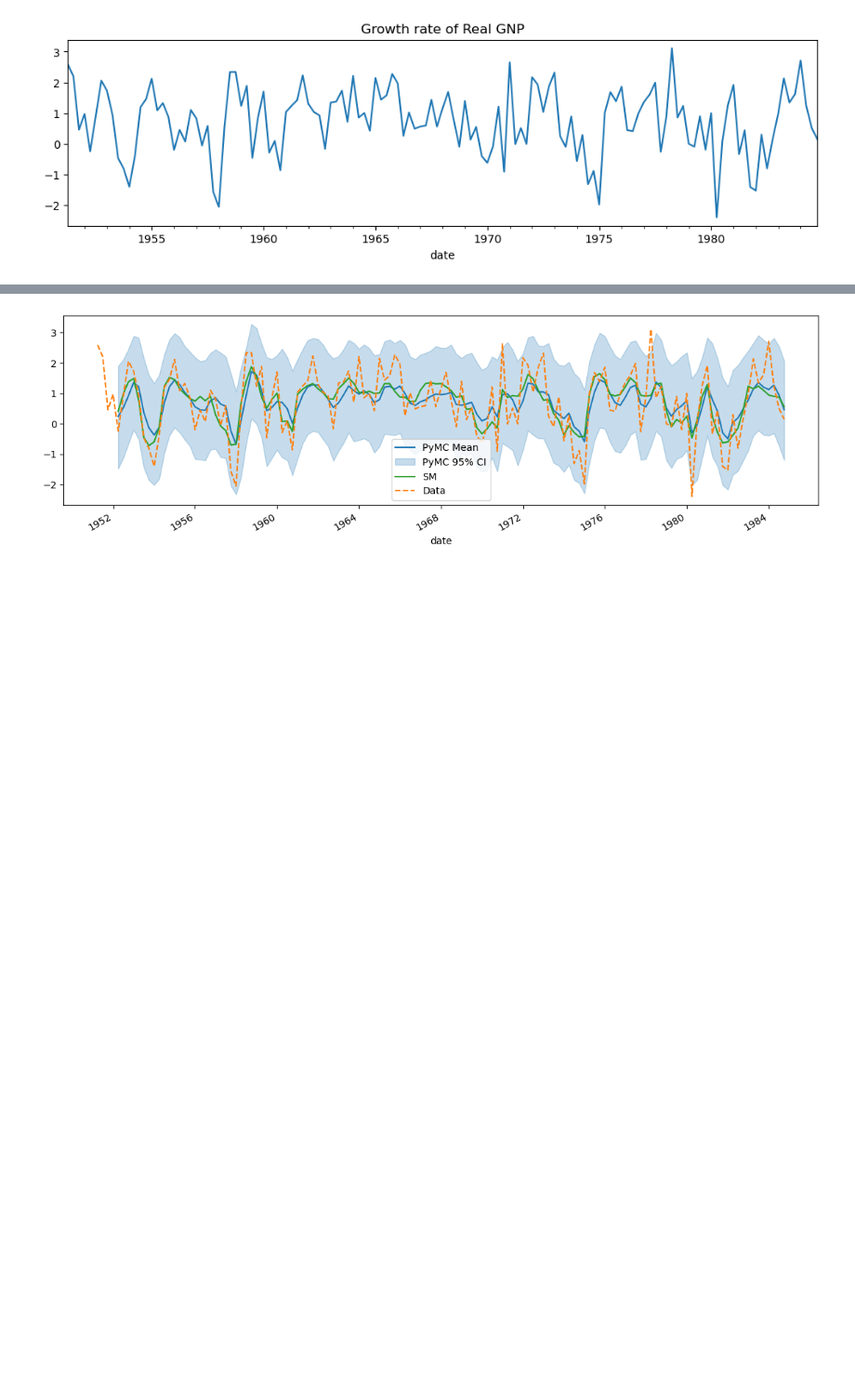
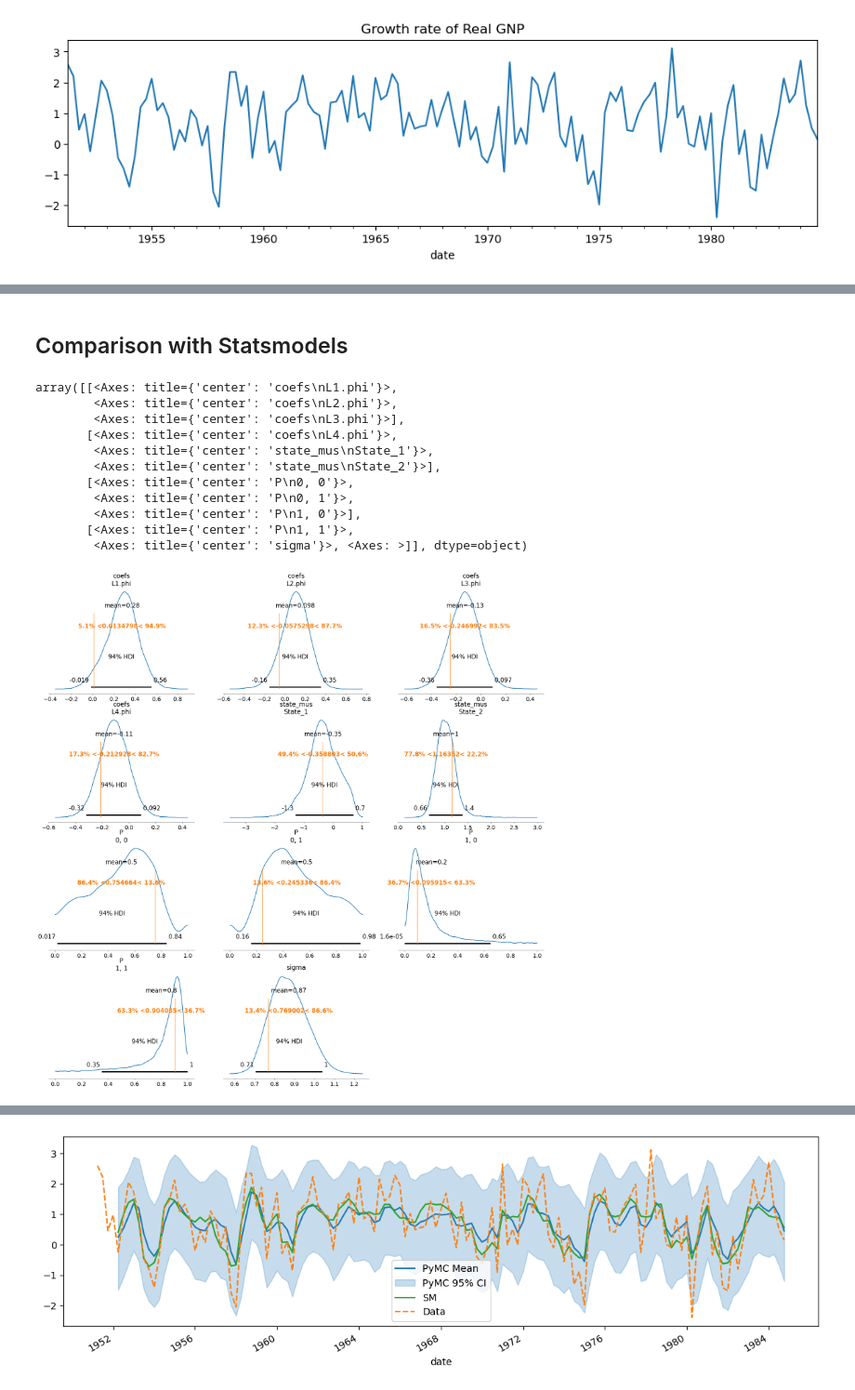
Before and after one commit to pymc-devs/pymc-experimental, a Jupyter notebook: notebooks/discrete_markov_chain.ipynb, the cells around one changed output, grey strips where cells are left out. Shown at 93% size. Drawn from its saved outputs; the diff is of its cells as text; code cells hidden in the pictures; blank space fills up the shorter version.

Commit message:
Change example notebook title, add subtitles, add plots comparing results to statsmodels

```diff
--- a/notebooks/discrete_markov_chain.ipynb
+++ b/notebooks/discrete_markov_chain.ipynb
@@ -222,0 +257,26 @@ az.summary(idata, var_names=["~hidden_states"])
+# %% [markdown]
+## Comparison with Statsmodels
+# %%
+ref_vals = res_hamilton.params.copy()
+ref_vals["p[0->1]"] = 1 - ref_vals["p[0->0]"]
+ref_vals["p[1->1]"] = 1 - ref_vals["p[1->0]"]
+ref_vals["sigma"] = np.sqrt(ref_vals["sigma2"])
+ref_vals.drop("sigma2", inplace=True)
+ref_vals.sort_index(inplace=True)
+# %%
+az.plot_posterior(
+    idata, var_names=["coefs", "state_mus", "P", "sigma"], ref_val=ref_vals.values.tolist()
+)
+# %% [output]
+array([[<Axes: title={'center': 'coefs\nL1.phi'}>,
+        <Axes: title={'center': 'coefs\nL2.phi'}>,
+        <Axes: title={'center': 'coefs\nL3.phi'}>],
+       [<Axes: title={'center': 'coefs\nL4.phi'}>,
+        <Axes: title={'center': 'state_mus\nState_1'}>,
+        <Axes: title={'center': 'state_mus\nState_2'}>],
+       [<Axes: title={'center': 'P\n0, 0'}>,
+        <Axes: title={'center': 'P\n0, 1'}>,
+        <Axes: title={'center': 'P\n1, 0'}>],
+       [<Axes: title={'center': 'P\n1, 1'}>,
+        <Axes: title={'center': 'sigma'}>, <Axes: >]], dtype=object)
+[figure, added]
```
Also changed, not shown: parts of 24 cells of this notebook.
